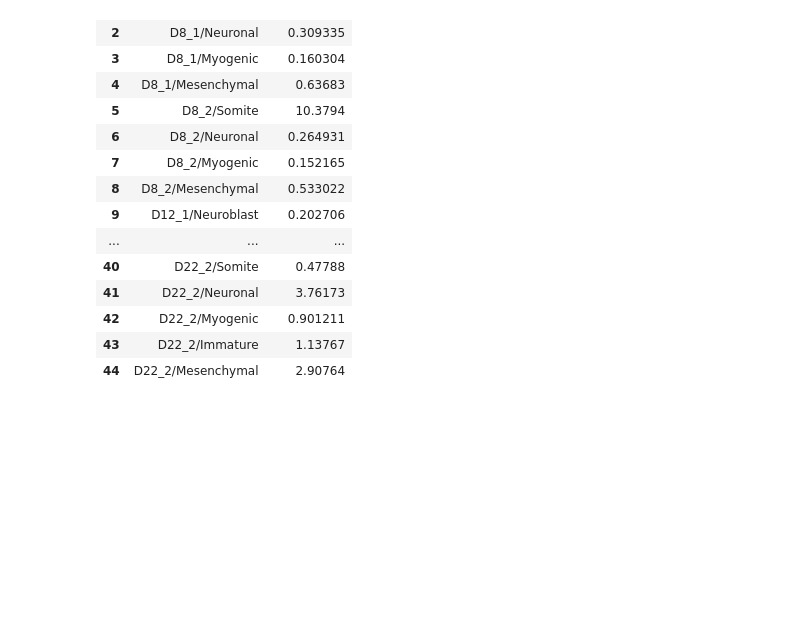
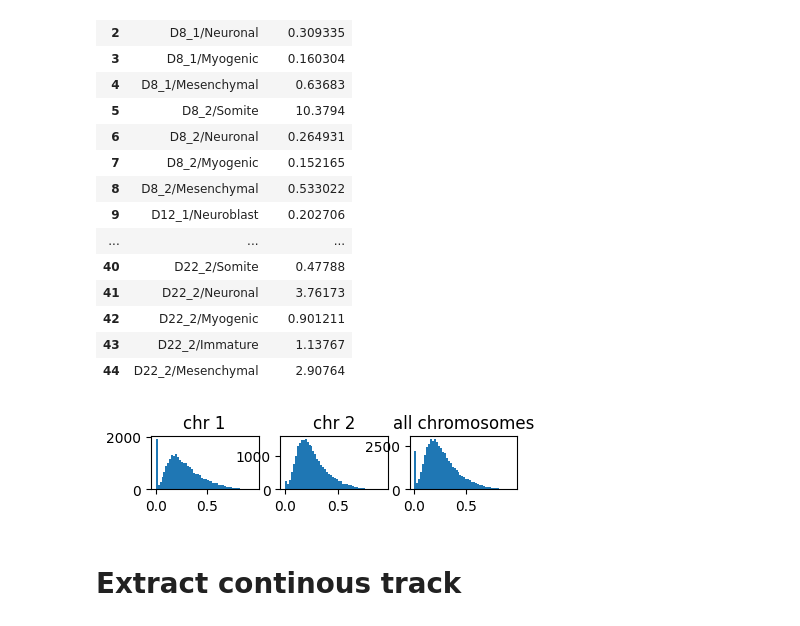
Before and after one commit to alexiaDorm/master-thesis, a Jupyter notebook: src/test.ipynb, the cells around one changed output. Cells and saved outputs as stored; diff of their text form; code cells hidden in the pictures; blank space fills up the shorter version.

Commit message:
Add ATAC track script

```diff
--- a/src/test.ipynb
+++ b/src/test.ipynb
@@ -92,17 +92,36 @@ coverage
 | 42 | D22_2/Myogenic | 0.901211 |
 | 43 | D22_2/Immature | 1.13767 |
 | 44 | D22_2/Mesenchymal | 2.90764 |
-# %%
-import pyBigWig
-import matplotlib.pyplot as plt
-
-chrom = ['1','2','3','4','5','6','7','8','9','10','11','12','13','14','15','16','17','18','19','20','21','22','X','Y']
-chrom = ['1']
-
-bw = pyBigWig.open('../results/bam_cell_type/Mesenchymal.bw')
-
-for c in chrom:
-    val = bw.values(c, 1, bw.chroms()[c])
-    plt.hist(val)
-
-#bw.values(x.chr, x.start - window_size, x.end + window_size), axis=1)
+# %%
+import pyBigWig
+import matplotlib.pyplot as plt
+import numpy as np
+import math
+import itertools
+
+chrom = ['1','2']
+bw = pyBigWig.open('../results/bam_cell_type/Mesenchymal.bw')
+
+def compute_cov(start, bw):
+    return np.count_nonzero(bw.values(c, start, start + 10000))/10000
+
+all_cov =[]
+fig = plt.figure()
+for i, c in enumerate(chrom):
+    coverage = [compute_cov(i*10000, bw) for i in range(0,math.floor(bw.chroms(c)/10000))]
+    all_cov.append(coverage)
+
+    ax = fig.add_subplot(6, 4, i+1)
+    ax.hist(coverage, bins=50)
+    ax.set_title(('chr ' + c))
+
+all_cov = list(itertools.chain(*all_cov))
+ax = fig.add_subplot(6, 4, i+2)
+ax.hist(all_cov, bins=50)
+ax.set_title('all chromosomes')
+
+fig.savefig("cov.pdf")
+# %% [output]
+[figure, added]
+# %% [markdown]
+# Extract continous track
```
Also changed, not shown: parts of 4 cells of this notebook, 3 other files.
